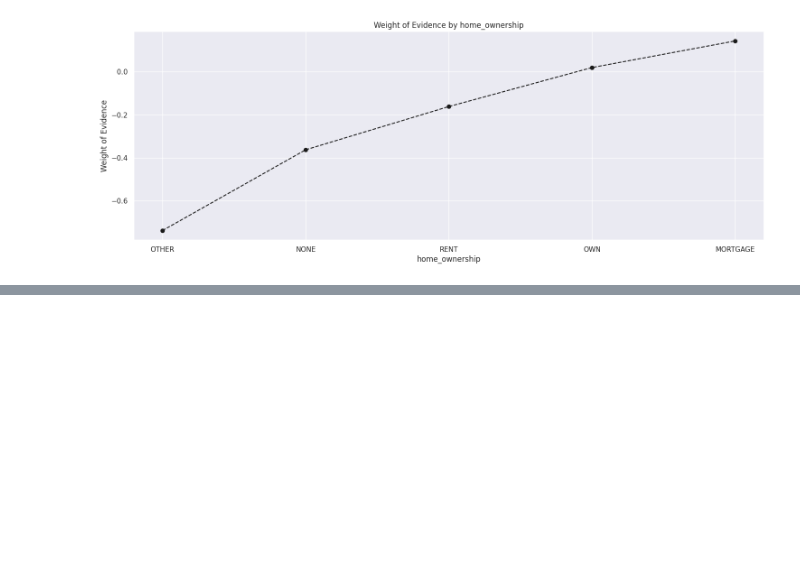
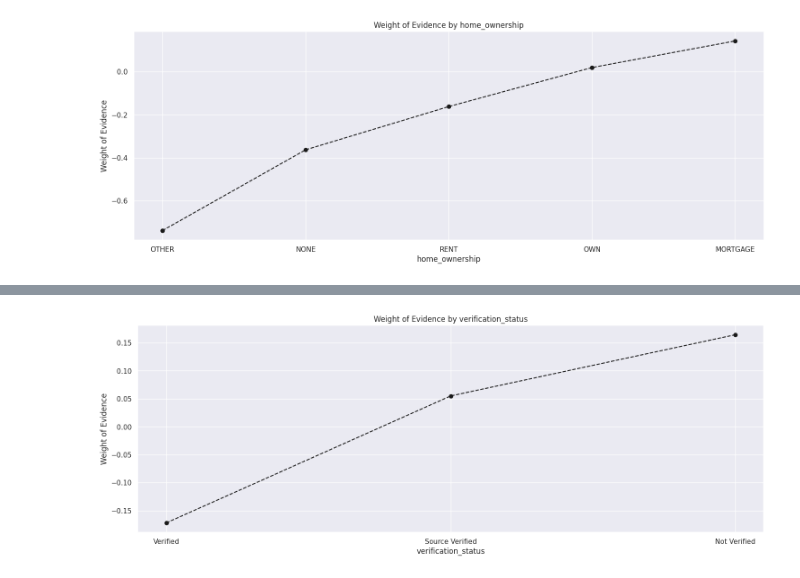
Before and after one commit to Priyan437/Credit-Risk-Analysis-Model, a Jupyter notebook: Credit_Risk_Analysis.ipynb, the cells around one changed output, grey strips where cells are left out. Cells and saved outputs as stored; diff of their text form; code cells hidden in the pictures; blank space fills up the shorter version.

```diff
--- a/Credit_Risk_Analysis.ipynb
+++ b/Credit_Risk_Analysis.ipynb
@@ -482,0 +513,5 @@ x_train['home_ownership:RENT_OTHER_NONE ANY'] = sum([x_train['home_ownership:REN
+# %%
+if ['addr_state:ND'] in x_train.columns.values:
+    pass
+else:
+    x_train['addr_state:ND'] = 0
@@ -482,0 +583,3 @@ x_train['home_ownership:RENT_OTHER_NONE ANY'] = sum([x_train['home_ownership:REN
+# %%
+df_temp = woe_discrete(x_train, 'verification_status', y_train)
+df_temp
@@ -482,0 +591,4 @@ x_train['home_ownership:RENT_OTHER_NONE ANY'] = sum([x_train['home_ownership:REN
+# %%
+plot_by_WoE(df_temp)
+# %% [output]
+[figure, added]
```
Also changed, not shown: parts of 23 cells of this notebook.
